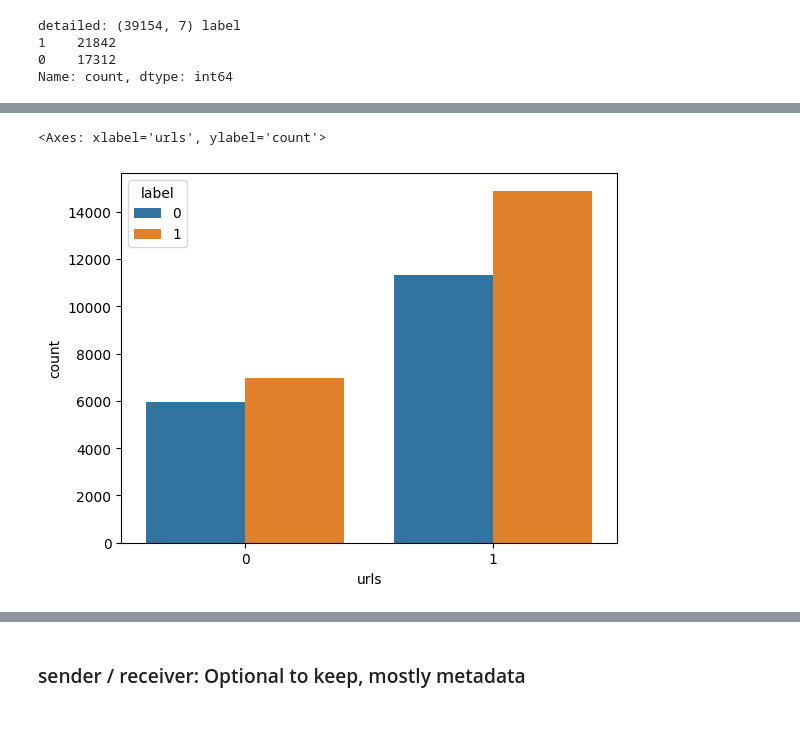
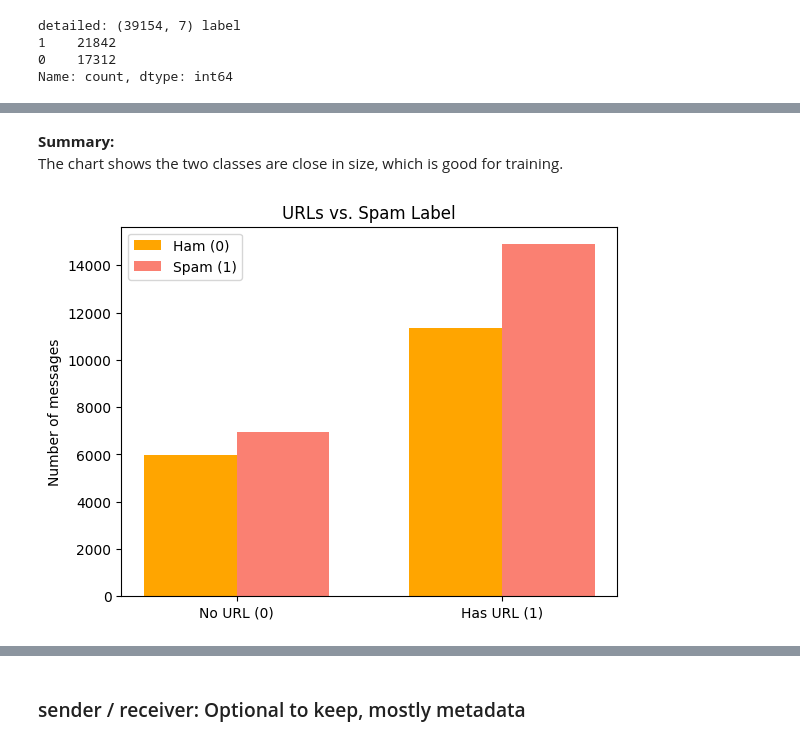
Before and after one commit to Renadyousef/SWE485-Project-Group1, a Jupyter notebook: Phase1_Data_Exploration.ipynb, the cells around one changed output, grey strips where cells are left out. Saved outputs shown, nothing was run; the diff lists cells and outputs as text; code cells hidden in the pictures.

```diff
--- a/Phase1_Data_Exploration.ipynb
+++ b/Phase1_Data_Exploration.ipynb
@@ -95,7 +179,29 @@ plt.show()
+# %% [markdown]
+**Summary:**
+The chart shows the two classes are close in size, which is good for training.
 # %%
-import seaborn as sns
-sns.countplot(x='urls', hue='label', data=df)
-#exploring if urls affacte the label
+# Explore if URLs affect spam likelihood (no seaborn)
+import matplotlib.pyplot as plt
+
+url_table = (
+    df.groupby(["urls", "label"])
+      .size()
+      .unstack(fill_value=0)
+      .reindex(index=[0, 1], fill_value=0)
+)
+
+x = [0, 1]  # 0 = no URL, 1 = has URL
+ham = url_table.get(0, [0, 0]).values
+spam = url_table.get(1, [0, 0]).values
+
+width = 0.35
+plt.figure()
+plt.bar([i - width/2 for i in x], ham, width, color='orange', label="Ham (0)")
+plt.bar([i + width/2 for i in x], spam, width, color='salmon', label="Spam (1)")
+plt.xticks(x, ["No URL (0)", "Has URL (1)"])
+plt.title("URLs vs. Spam Label")
+plt.ylabel("Number of messages")
+plt.legend()
+plt.show()
 # %% [output]
-<Axes: xlabel='urls', ylabel='count'>
-[figure, old version]
+[figure, new version]
```
Also changed, not shown: parts of 36 cells of this notebook.
